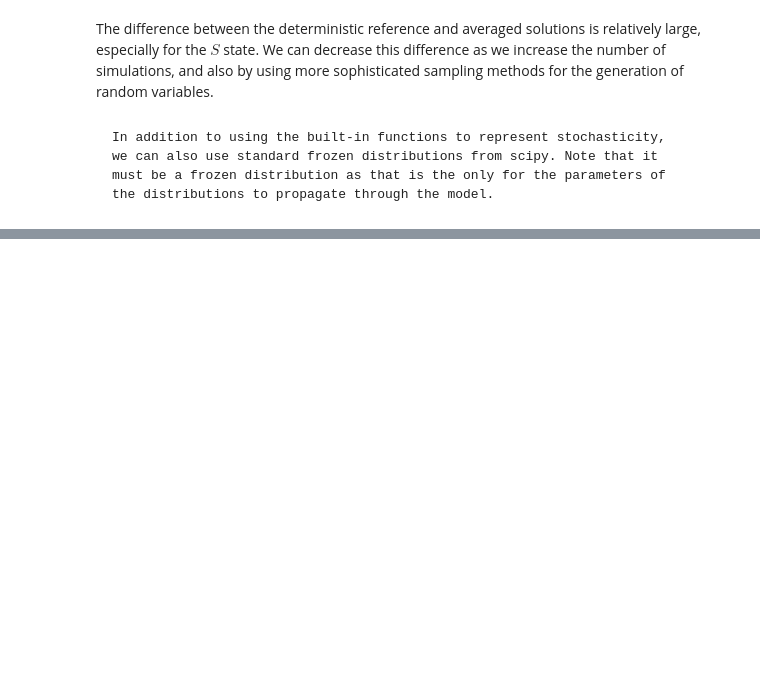
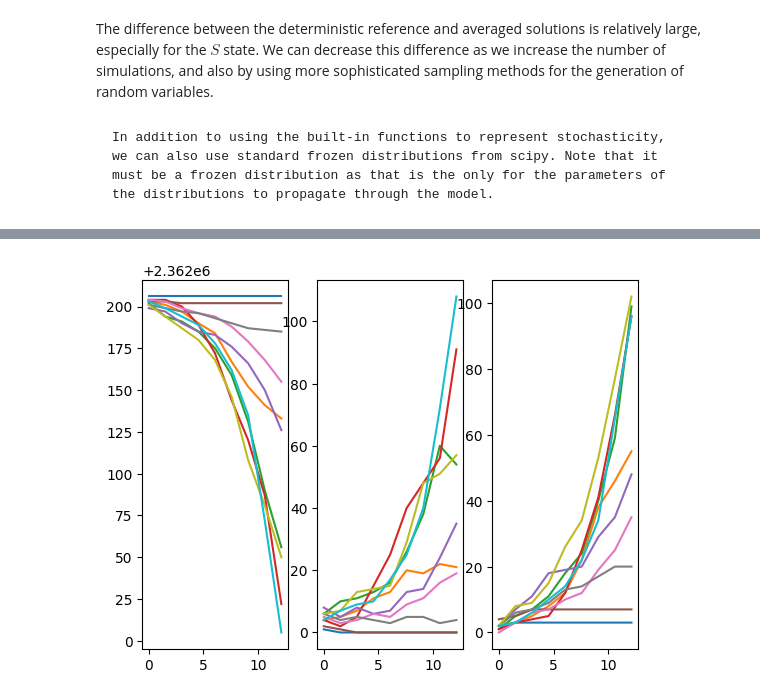
Before and after one commit to ukhsa-collaboration/pygom, a Jupyter notebook: docs/pygom-doc/notebooks/stochastic.ipynb, the cells around one changed output, grey strips where cells are left out. Drawn from its saved outputs; the diff is of its cells as text; code cells hidden in the pictures; blank space fills up the shorter version.

```diff
--- a/docs/pygom-doc/notebooks/stochastic.ipynb
+++ b/docs/pygom-doc/notebooks/stochastic.ipynb
@@ -344,0 +188,31 @@ np.sum(np.abs(sim_diff12)))
+# %%
+x0 = [2362206.0, 3.0, 0.0]
+
+stateList = ['S', 'I', 'R']
+
+paramList = ['beta', 'gamma', 'N']
+
+transitionList = [Transition(origin='S', destination='I', equation='beta*S*I/N', transition_type=TransitionType.T),
+                  Transition(origin='I', destination='R', equation='gamma*I', transition_type=TransitionType.T)
+                  ]
+
+odeS = SimulateOde(stateList, paramList, transition=transitionList)
+
+odeS.parameters = [0.5, 1.0/3.0, x0[0]]
+
+odeS.initial_values = (x0, t[0])
+
+solutionReference = odeS.integrate(t[1::])
+
+simX, simT = odeS.simulate_jump(t[1:10], 10, full_output=True)
+
+f, axarr = plt.subplots(1, 3)
+
+for solution in simX:
+    axarr[0].plot(t[:9], solution[:,0])
+    axarr[1].plot(t[:9], solution[:,1])
+    axarr[2].plot(t[:9], solution[:,2])
+
+plt.show()
+# %% [output]
+[figure, added]
```
Also changed, not shown: parts of 18 cells of this notebook.
